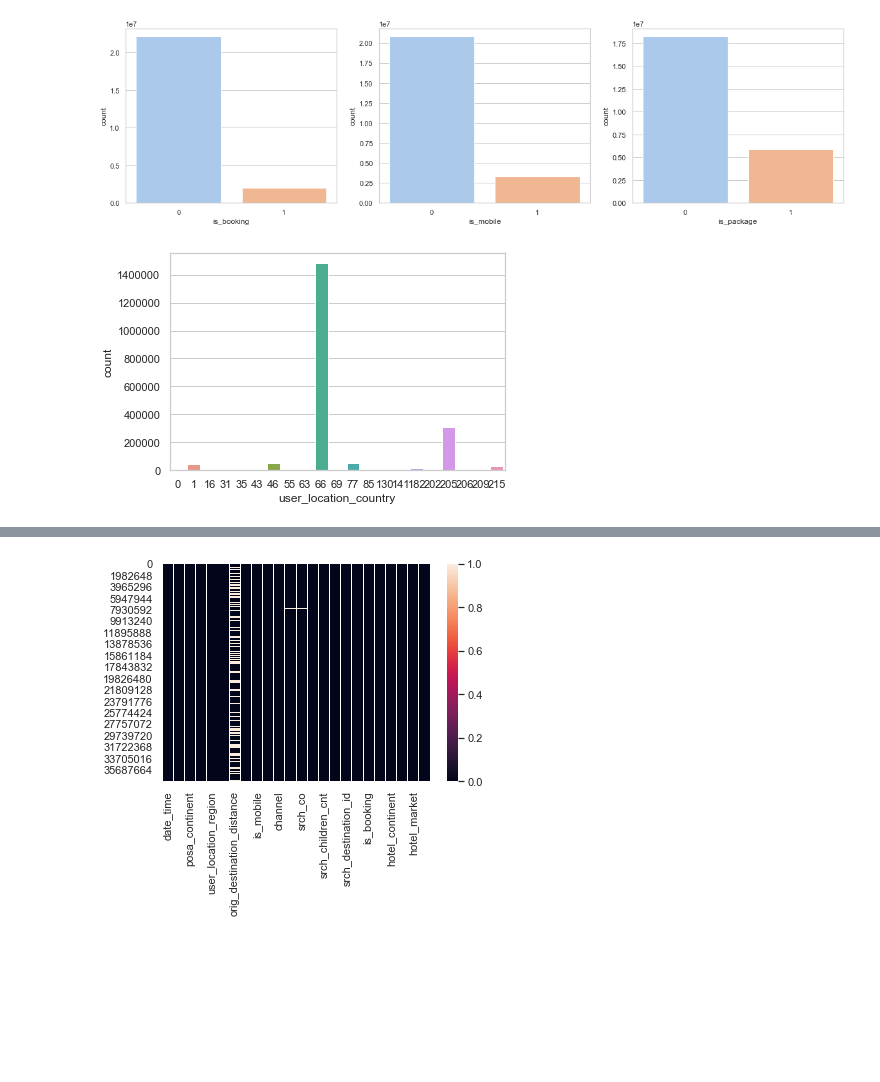
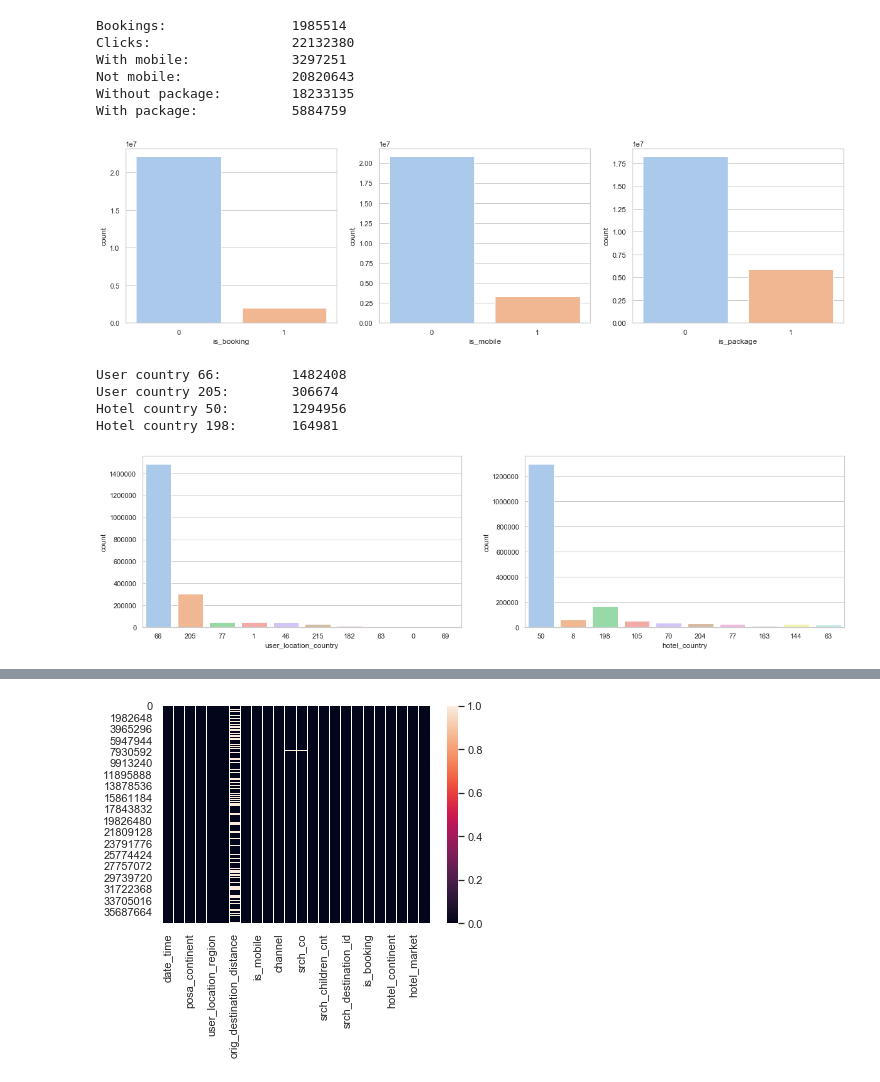
Before and after one commit to gonteranna1211/szakdolgozat, a Jupyter notebook: Exploratory analysis.ipynb, the cells around one changed output, grey strips where cells are left out. Drawn from its saved outputs; the diff is of its cells as text; code cells hidden in the pictures; blank space fills up the shorter version.

```diff
--- a/Exploratory analysis.ipynb
+++ b/Exploratory analysis.ipynb
@@ -5,10 +5,11 @@ import matplotlib.pyplot as plt
 import seaborn as sns; sns.set(style="whitegrid",palette='pastel')
 # %%
 columns = ['is_booking','is_mobile','is_package','user_location_country',
-           'hotel_cluster','posa_continent','hotel_continent','channel',
-           'srch_ci_mm','srch_ppl_cnt']
+           'hotel_cluster','posa_continent','hotel_continent','hotel_country',
+           'channel','srch_ci_mm','srch_ci_season','srch_ppl_cnt']
 
 train_data = pd.read_csv('data/train_clean_mod.csv', delimiter=',',usecols=columns)
+booked = pd.read_csv('data/train_clean_booked.csv', delimiter=',',usecols=columns)
 # %%
 fig, ((axis1,axis2,axis3)) = plt.subplots(1,3,figsize=(20,5))
 
@@ -16,11 +17,42 @@ sns.countplot(train_data['is_booking'],ax=axis1)
 sns.countplot(train_data['is_mobile'],ax=axis2)
 sns.countplot(train_data['is_package'],ax=axis3)
 
-plt.savefig('plots/is_booking_mobile_package.jpg')
+plt.savefig('plots/is_booking_mobile_package.jpg',bbox_inches='tight')
+
+print("Bookings:\t\t", len(train_data[train_data['is_booking'].isin([1])]))
+print("Clicks:\t\t\t", len(train_data[train_data['is_booking'].isin([0])]))
+
+print("With mobile:\t\t", len(train_data[train_data['is_mobile'].isin([1])]))
+print("Not mobile:\t\t", len(train_data[train_data['is_mobile'].isin([0])]))
+
+
+print("Without package:\t", len(train_data[train_data['is_package'].isin([0])]))
+print("With package:\t\t", len(train_data[train_data['is_package'].isin([1])]))
 # %% [output]
+Bookings:                1985514
+Clicks:                  22132380
+With mobile:             3297251
+Not mobile:              20820643
+Without package:         18233135
+With package:            5884759
 [figure]
-# %%
-sns.countplot('user_location_country', data = train_data[train_data['is_booking']==1])
-plt.savefig('plots/booked_user_location_country.jpg')
-# %% [output]
-[figure, removed]
+# %%
+fig, ((axis1,axis2)) = plt.subplots(1,2,figsize=(20,5))
+
+
+sns.countplot('user_location_country', data = booked, order=train_data['user_location_country'].value_counts().iloc[:10].index,ax=axis1)
+sns.countplot('hotel_country', data = booked, order=train_data['hotel_country'].value_counts().iloc[:10].index)
+
+plt.savefig('plots/booked_user_location_country_cnt.jpg',bbox_inches='tight')
+
+print("User country 66:\t", len(booked[booked['user_location_country']==66]))
+print("User country 205:\t", len(booked[booked['user_location_country']==205]))
+
+print("Hotel country 50:\t", len(booked[booked['hotel_country']==50]))
+print("Hotel country 198:\t", len(booked[booked['hotel_country']==198]))
+# %% [output]
+User country 66:         1482408
+User country 205:        306674
+Hotel country 50:        1294956
+Hotel country 198:       164981
+[figure, added]
```
Also changed, not shown: parts of 11 cells of this notebook.
